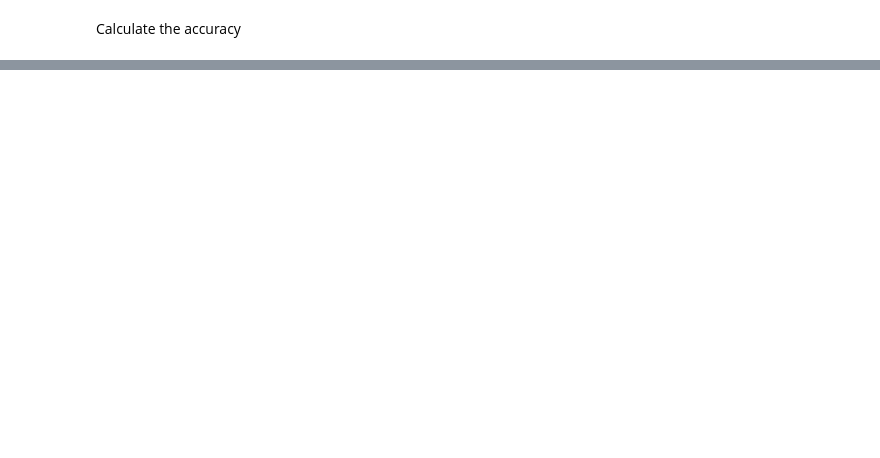
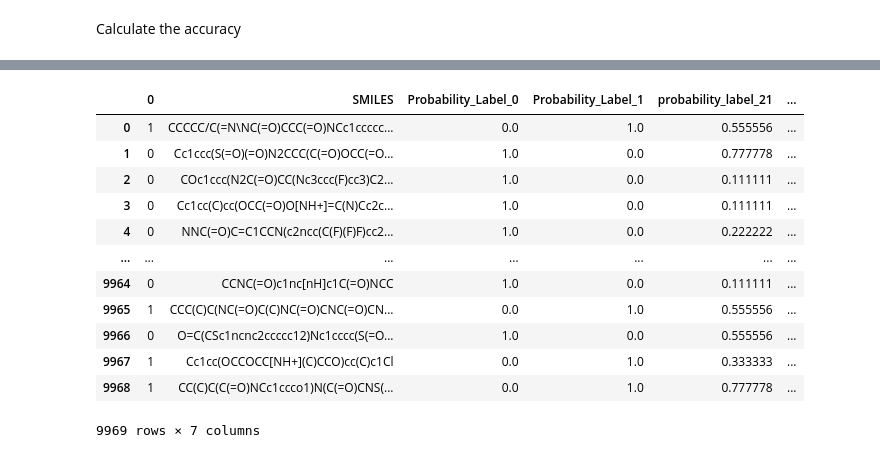
Before and after one commit to Jetteb/advanced-programming-group-7, a Jupyter notebook: group assignment 15-06.ipynb, the cells around one changed output, grey strips where cells are left out. Drawn from its saved outputs; the diff is of its cells as text; code cells hidden in the pictures; blank space fills up the shorter version.

```diff
--- a/group assignment 15-06.ipynb
+++ b/group assignment 15-06.ipynb
@@ -423,0 +503,9 @@ df_pred_untested
+# %%
+probabilities_3 = rnc.predict_proba(X_untested)
+
+probabilities_3[:,1]
+
+for i in range(probabilities_3.shape[1]):
+    df_pred_untested_3[f"Probability_Label_3{i}"] = probabilities_3[:, i]
+
+df_pred_untested_3
@@ -423,0 +526,9 @@ df_pred_untested
+# %%
+probabilities_2 = neighbours_2.predict_proba(X_untested)
+
+probabilities_2[:,1]
+
+for i in range(probabilities_2.shape[1]):
+    df_pred_untested_2[f"Probability_Label_2{i}"] = probabilities_2[:, i]
+
+df_pred_untested_2
@@ -423,0 +549,3 @@ df_pred_untested
+# %%
+df_pred_untested["probability_label_21"] = df_pred_untested_2["Probability_Label_21"]
+df_pred_untested
@@ -423,0 +566,19 @@ df_pred_untested
+# %%
+df_pred_untested["Probability_label_31"] = df_pred_untested_3["Probability_Label_31"]
+# %%
+df_pred_untested["sum_probability_label_1"] = df_pred_untested["probability_label_21"] + df_pred_untested["Probability_Label_1"]+df_pred_untested["Probability_label_31"]
+df_pred_untested
+# %% [output]
+|  | 0 | SMILES | Probability_Label_0 | Probability_Label_1 | probability_label_21 | ... |
+| 0 | 1 | CCCCC/C(=N\NC(=O)CCC(=O)NCc1ccccc... | 0.0 | 1.0 | 0.555556 | ... |
+| 1 | 0 | Cc1ccc(S(=O)(=O)N2CCC(C(=O)OCC(=O... | 1.0 | 0.0 | 0.777778 | ... |
+| 2 | 0 | COc1ccc(N2C(=O)CC(Nc3ccc(F)cc3)C2... | 1.0 | 0.0 | 0.111111 | ... |
+| 3 | 0 | Cc1cc(C)cc(OCC(=O)O[NH+]=C(N)Cc2c... | 1.0 | 0.0 | 0.111111 | ... |
+| 4 | 0 | NNC(=O)C=C1CCN(c2ncc(C(F)(F)F)cc2... | 1.0 | 0.0 | 0.222222 | ... |
+| ... | ... | ... | ... | ... | ... | ... |
+| 9964 | 0 | CCNC(=O)c1nc[nH]c1C(=O)NCC | 1.0 | 0.0 | 0.111111 | ... |
+| 9965 | 1 | CCC(C)C(NC(=O)C(C)NC(=O)CNC(=O)CN... | 0.0 | 1.0 | 0.555556 | ... |
+| 9966 | 0 | O=C(CSc1ncnc2ccccc12)Nc1cccc(S(=O... | 1.0 | 0.0 | 0.555556 | ... |
+| 9967 | 1 | Cc1cc(OCCOCC[NH+](C)CCO)cc(C)c1Cl | 0.0 | 1.0 | 0.333333 | ... |
+| 9968 | 1 | CC(C)C(C(=O)NCc1ccco1)N(C(=O)CNS(... | 0.0 | 1.0 | 0.777778 | ... |
+9969 rows × 7 columns
```
Also changed, not shown: parts of 14 cells of this notebook.
